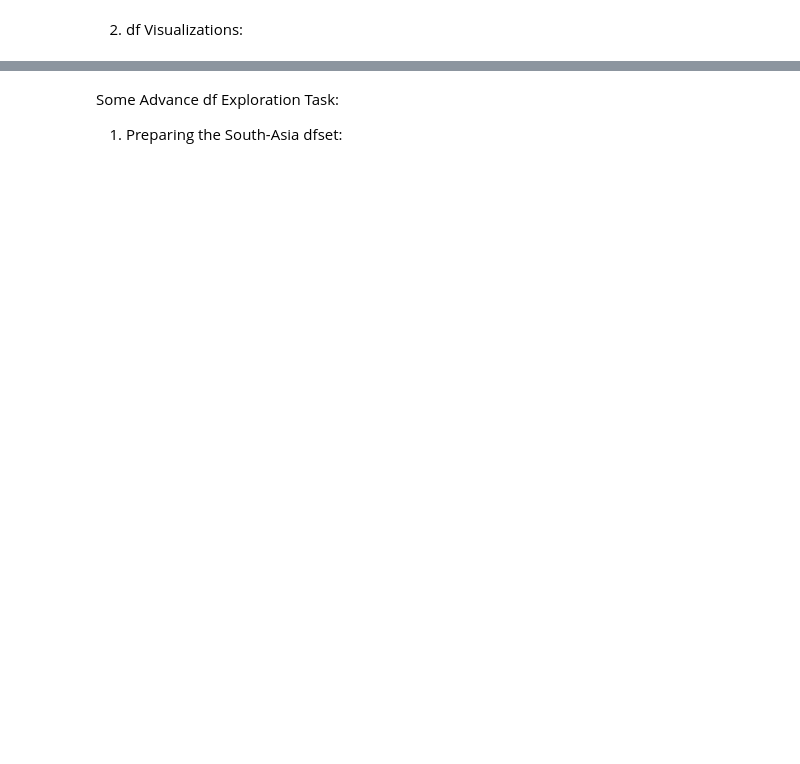
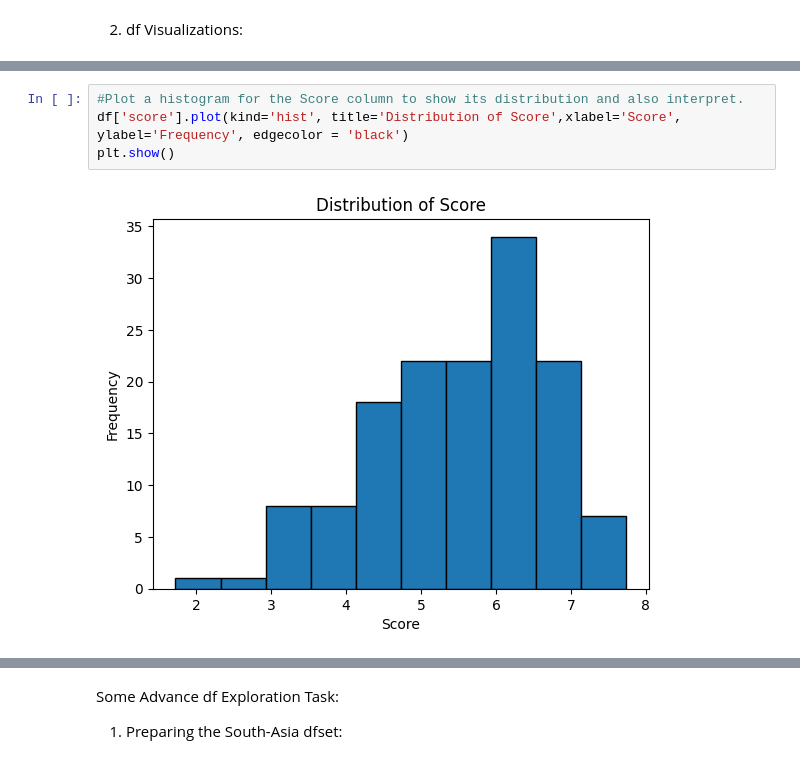
Before and after one commit to aanalala/Concepts-of-AI, a Jupyter notebook: 2418332_Sarthak_K.C._.ipynb, the cells around one changed output, grey strips where cells are left out. Cells and saved outputs as stored; diff of their text form; blank space fills up the shorter version.

```diff
--- a/2418332_Sarthak_K.C._.ipynb
+++ b/2418332_Sarthak_K.C._.ipynb
@@ -29,0 +177,6 @@ ModuleNotFoundError: No module named 'pandas'
+# %%
+#Plot a histogram for the Score column to show its distribution and also interpret.
+df['score'].plot(kind='hist', title='Distribution of Score',xlabel='Score', ylabel='Frequency', edgecolor = 'black')
+plt.show()
+# %% [output]
+[figure, added]
```
Also changed, not shown: parts of 35 cells of this notebook.
